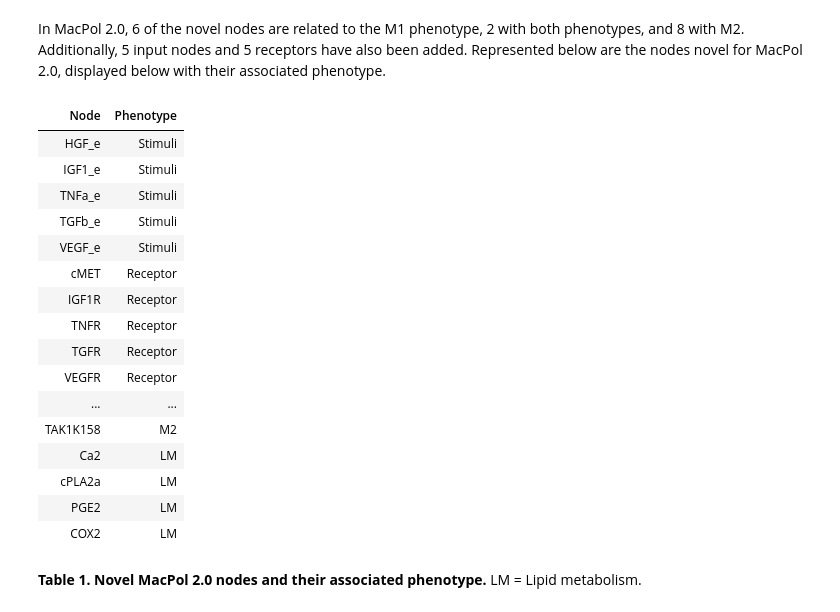
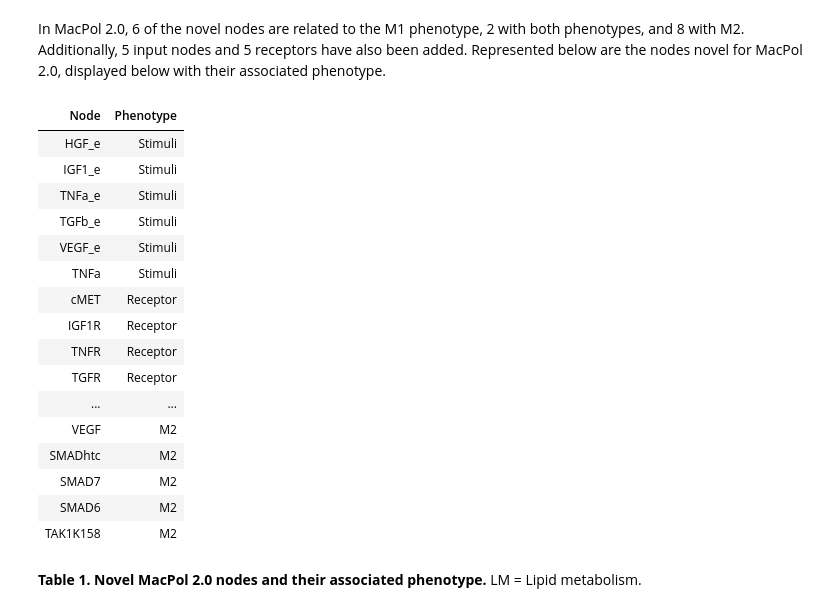
Before and after one commit to Karinaovedal/Master-thesis, a Jupyter notebook: MacPol 2.0.ipynb, the cells around one changed output. Drawn from its saved outputs; the diff is of its cells as text; code cells hidden in the pictures.

```diff
--- a/MacPol 2.0.ipynb
+++ b/MacPol 2.0.ipynb
@@ -61,52 +63,49 @@ and nb_states is the total number of global states (corresponds to 2<sup>95</sup
 # %% [markdown]
 In MacPol 2.0, 6 of the novel nodes are related to the M1 phenotype, 2 with both phenotypes, and 8 with M2. Additionally, 5 input nodes and 5 receptors have also been added. Represented below are the nodes novel for MacPol 2.0, displayed below with their associated phenotype.
 # %%
-Stimuli = {"Node": ['HGF_e', 'IGF1_e', 'TNFa_e', 'TGFb_e', 'VEGF_e'],
-          "Phenotype": ['Stimuli','Stimuli','Stimuli','Stimuli','Stimuli']}
+Stimuli = {"Node": ['HGF_e', 'IGF1_e', 'TNFa_e', 'TGFb_e', 'VEGF_e', 'TNFa'],
+          "Phenotype": ['Stimuli','Stimuli','Stimuli','Stimuli','Stimuli','Stimuli']}
 Stimuli_df = pd.DataFrame(data=Stimuli)
 
 Receptor = {"Node": ['cMET', 'IGF1R', 'TNFR','TGFR','VEGFR','EP2R'],
            "Phenotype": ['Receptor','Receptor','Receptor','Receptor','Receptor','Receptor']}
 Receptor_df = pd.DataFrame(data=Receptor)
 
 M1 = {"Node": ['TRAF2','TAK1K63','Pell1'],
                  "Phenotype": ['M1','M1','M1']}
 M1_df = pd.DataFrame(data=M1)
 
 M1_M2 = {"Node": ['SNAIL','PI3K'],
          "Phenotype": ['M1 & M2','M1 & M2']}
 M1_M2_df = pd.DataFrame(data=M1_M2)
 
 M2 = {"Node": ['PDL1', 'HGF', 'IGF1', 'VEGF','SMADhtc','SMAD7','SMAD6','TAK1K158'],
      "Phenotype":['M2','M2','M2','M2','M2','M2','M2','M2']}
 M2_df = pd.DataFrame(data=M2)
 
-LM = {"Node": ['Ca2', 'cPLA2a', 'PGE2', 'COX2'],
-     "Phenotype":['LM', 'LM', 'LM', 'LM']}
-LM_df = pd.DataFrame(data=LM)
 
-Node_phenotype = pd.concat([Stimuli_df, Receptor_df, M1_df, M1_M2_df, M2_df, LM_df])
+Node_phenotype = pd.concat([Stimuli_df, Receptor_df, M1_df, M1_M2_df, M2_df])
 
 df_phen = pd.DataFrame(data=Node_phenotype)
 df_phen.style.hide(axis='index')
 # %% [output]
 | Node | Phenotype |
 | HGF_e | Stimuli |
 | IGF1_e | Stimuli |
 | TNFa_e | Stimuli |
 | TGFb_e | Stimuli |
 | VEGF_e | Stimuli |
+| TNFa | Stimuli |
 | cMET | Receptor |
 | IGF1R | Receptor |
 | TNFR | Receptor |
 | TGFR | Receptor |
-| VEGFR | Receptor |
 | ... | ... |
+| VEGF | M2 |
+| SMADhtc | M2 |
+| SMAD7 | M2 |
+| SMAD6 | M2 |
 | TAK1K158 | M2 |
-| Ca2 | LM |
-| cPLA2a | LM |
-| PGE2 | LM |
-| COX2 | LM |
 # %% [markdown]
 **Table 1. Novel MacPol 2.0 nodes and their associated phenotype.** LM = Lipid metabolism.
 # %% [markdown]
```
Also changed, not shown: parts of 16 cells of this notebook, 9 other files.
